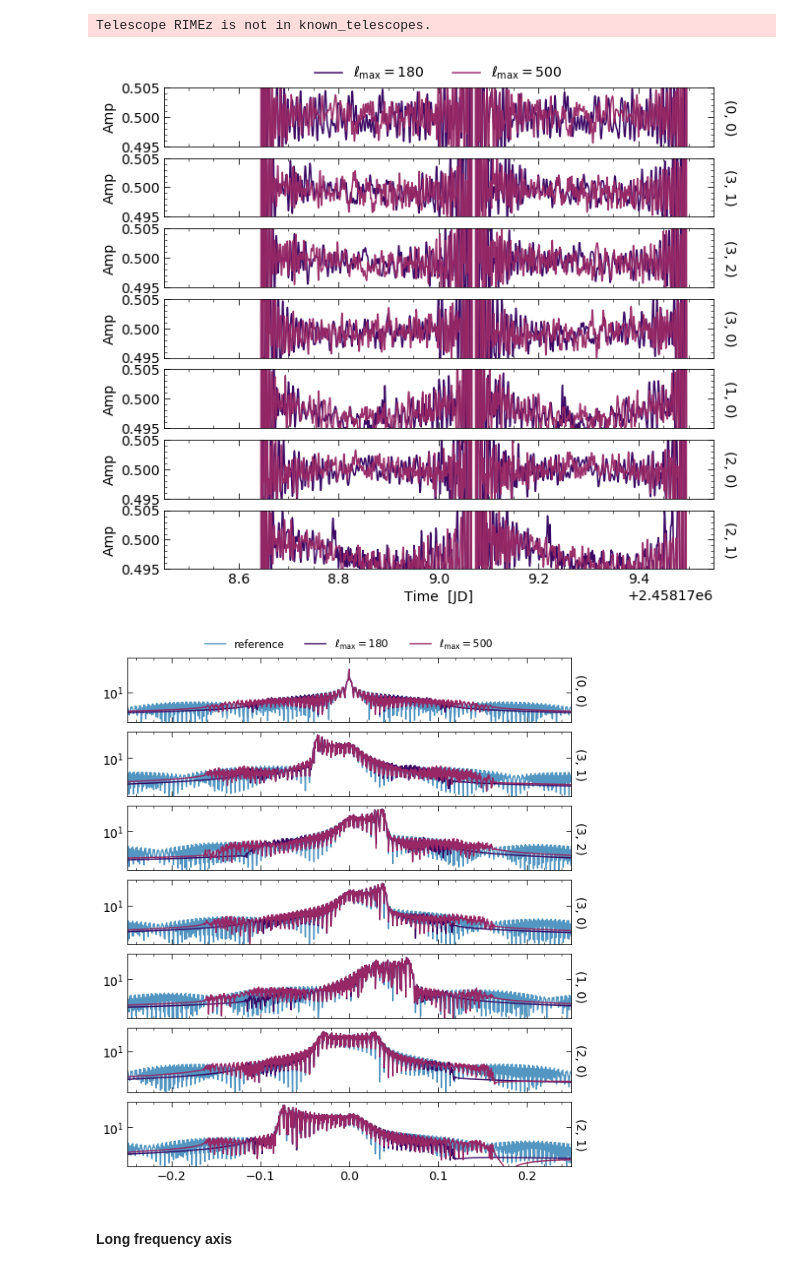
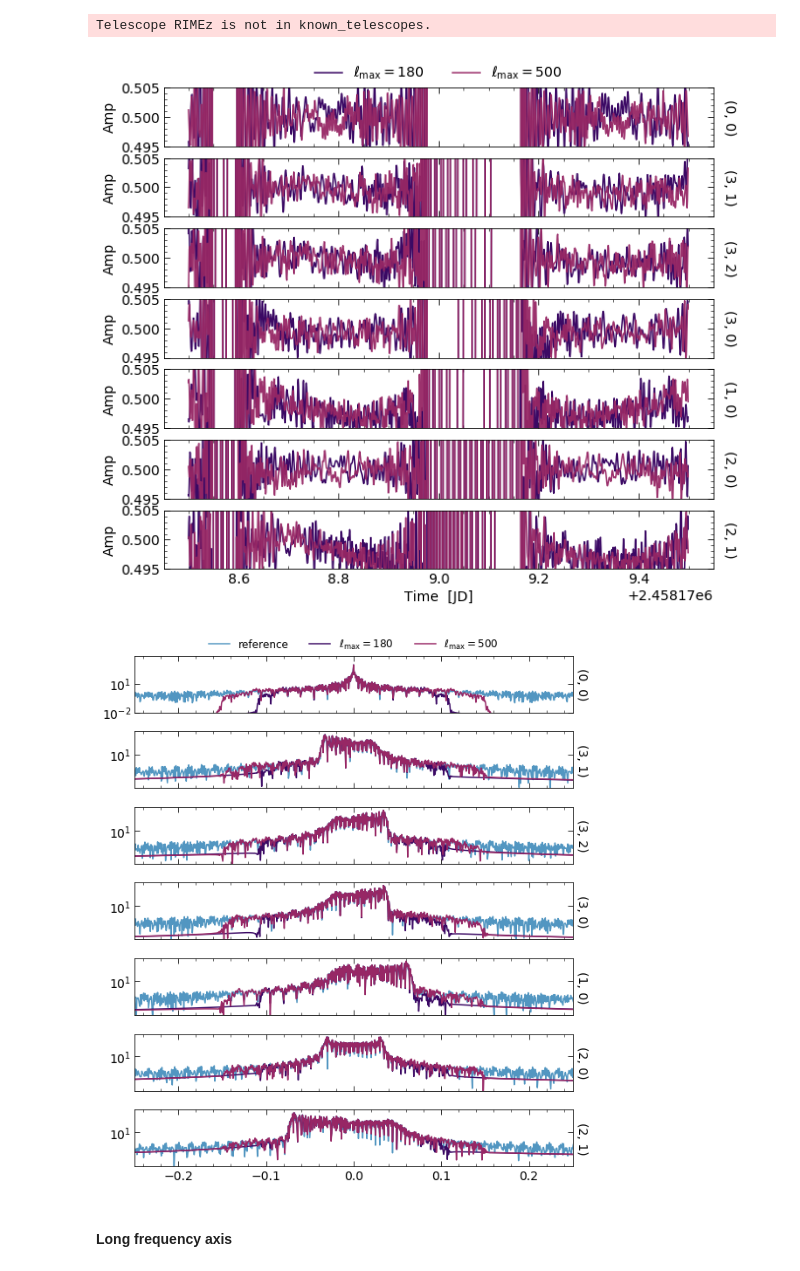
Before and after one commit to HERA-Team/hera-validation, a Jupyter notebook: test-series/-1/test-neg1.1.0.ipynb, the cells around one changed output. Saved outputs shown, nothing was run; the diff lists cells and outputs as text; code cells hidden in the pictures.

Commit message:
more plots without text

```diff
--- a/test-series/-1/test-neg1.1.0.ipynb
+++ b/test-series/-1/test-neg1.1.0.ipynb
@@ -282,0 +296,11 @@ fig.set_size_inches(5, 5)
+# %%
+antpos, ants = uvd_ref_12['uniform'].get_ENU_antpos()
+fig, ax = plt.subplots(1, 1, figsize=(5, 5))
+for i in range(len(ants)):
+    ax.scatter(antpos[i, 0], antpos[i, 1], c='k', marker='o', s=1000)
+    ax.text(antpos[i, 0], antpos[i, 1], str(i), color='w',
+            ha='center', va='center', fontsize=14)
+ax.set_xlabel('x-position  [m]', fontsize=14)
+ax.set_ylabel('y-position  [m]', fontsize=14)
+ax.set_xlim([-8, 58])
+ax.set_ylim([-58, 8]);
@@ -381,8 +460,10 @@ fig.tight_layout()
 #### Phase
 # %%
 fig, ax = plt.subplots(len(bls_13), 2, sharex='col', figsize=(14, 9))
-plot_freq_axis(uvd_ref_13_uniform, uvd_rimez_13_uniform, bls_13, ax=ax, component='phase')
+plot_freq_axis(uvd_ref_13['uniform'], uvd_rimez_13['uniform'], bls_13, ax=ax, component='phase')
 for axis in ax[:, 0]:
     axis.set_ylim([-np.pi, np.pi])
+for i in [1, 4, 5]:
+    ax[i, 1].set_ylim([-0.025, 0.05])
 fig.tight_layout()
 # %% [output]
@@ -422,46 +537,50 @@ is a reasonable estimate for the value of $\ell_\text{max}$, although for these
 # %% [markdown]
 #### Long time axis
 # %%
-lmax180_12_path = os.path.join(rimez_path, 'rimez_1.2_zenith_1freq_uniform_lmax180.uvh5')
-lmax500_12_path = os.path.join(rimez_path, 'rimez_1.2_zenith_1freq_uniform_lmax500.uvh5')
-uvd_lmax180_12, uvd_lmax500_12 = UVData(), UVData()
-uvd_lmax180_12.read(lmax180_12_path, run_check_acceptability=False)
-uvd_lmax500_12.read(lmax500_12_path, run_check_acceptability=False)
+lmax180_time_path = os.path.join(rimez_path, 'rimez_1.2_zenith_1freq_uniform_lmax180.uvh5')
+lmax500_time_path = os.path.join(rimez_path, 'rimez_1.2_zenith_1freq_uniform_lmax500.uvh5')
+uvd_lmax_time = {'180': UVData(), '500': UVData()}
+uvd_lmax_time['180'].read(lmax180_time_path, run_check_acceptability=False)
+uvd_lmax_time['500'].read(lmax500_time_path, run_check_acceptability=False)
+
+# conjugate the RIMEz data to the pyuvsim convention (ant2 < ant1)
+for beam in uvd_lmax_time.keys():
+    uvd_lmax_time[beam].conjugate_bls(convention='ant2<ant1')
 # %% [output]
 Telescope RIMEz is not in known_telescopes.
 # %%
 # overplot the amplitudes
 fig, ax = plt.subplots(len(bls_12), 1, sharex='col', figsize=(10, 9))
 for i, bl in enumerate(bls_12):
-    ant1, ant2 = uvd_lmax180_12.baseline_to_antnums(bl)
+    ant1, ant2 = uvd_lmax_time['180'].baseline_to_antnums(bl)
     key = (ant1, ant2, 'ee')
 
     # Overplot the visibilities in the left column
-    times = np.unique(uvd_lmax180_12.time_array)
-    lmax180_data = np.abs(uvd_lmax180_12.get_data(key))
-    lmax500_data = np.abs(uvd_lmax500_12.get_data(key))
+    times = np.unique(uvd_lmax_time['180'].time_array)
+    lmax180_data = np.abs(uvd_lmax_time['180'].get_data(key))
+    lmax500_data = np.abs(uvd_lmax_time['500'].get_data(key))
     ax[i].plot(times, lmax180_data, c='#3B0964', label=r'$\ell_\mathrm{max} = 180$')
     ax[i].plot(times, lmax500_data, c='#972765', alpha=0.95, label=r'$\ell_\mathrm{max} = 500$')
 
     # Formatting things
     ax[i].set_ylim([0.495, 0.505])
     ax[i].set_ylabel('Amp', fontsize=14)
     ax[i].text(1.03, 0.5, '({}, {})'.format(ant1, ant2), fontsize=14, ha='center',
                va='center', rotation=270, transform=ax[i].transAxes)
 
 ax[-1].set_xlabel('Time  [JD]', fontsize=14)
 ax[0].legend(loc='center', ncol=2, fontsize=14, frameon=False, bbox_to_anchor=(0.5, 1.25));
 # %% [output]
-[figure, old version]
+[figure, new version]
 # %%
 fig, ax = plt.subplots(len(bls_12), 1, sharex='col', figsize=(8, 9))
 for i, bl in enumerate(bls_12):
-    ant1, ant2 = uvd_lmax180_12.baseline_to_antnums(bl)
+    ant1, ant2 = uvd_lmax_time['180'].baseline_to_antnums(bl)
     key_ref = (ant1, ant2, 'xx')
     key_rimez = (ant1, ant2, 'ee')
-    data_ref = uvd_ref_12_uniform.get_data(key_ref)
-    data_lmax180 = uvd_lmax180_12.get_data(key_rimez)
-    data_lmax500 = uvd_lmax500_12.get_data(key_rimez)
+    data_ref = uvd_ref_12['uniform'].get_data(key_ref)
+    data_lmax180 = uvd_lmax_time['180'].get_data(key_rimez)
+    data_lmax500 = uvd_lmax_time['500'].get_data(key_rimez)
     xaxis = np.fft.fftshift(np.fft.fftfreq(len(data_lmax180)))  # I do not know what units we're in here
     ft_ref = np.fft.fftshift(np.fft.fft(data_ref, axis=0))
     ft_lmax180 = np.fft.fftshift(np.fft.fft(data_lmax180, axis=0))
@@ -474,10 +593,11 @@ for i, bl in enumerate(bls_12):
     ax[i].text(1.02, 0.5, '({}, {})'.format(ant1, ant2), fontsize=14, ha='center',
                va='center', rotation=270, transform=ax[i].transAxes)
 ax[0].legend(loc='center', ncol=3, frameon=False, bbox_to_anchor=(0.5, 1.2), fontsize=12)
-for axis in ax:
+ax[0].set_ylim(ymin=0.01)
+for axis in ax[1:]:
     axis.set_ylim(ymin=0.05)
 fig.tight_layout()
 # %% [output]
-[figure, old version]
+[figure, new version]
 # %% [markdown]
 #### Long frequency axis
```
Also changed, not shown: parts of 36 cells of this notebook.
